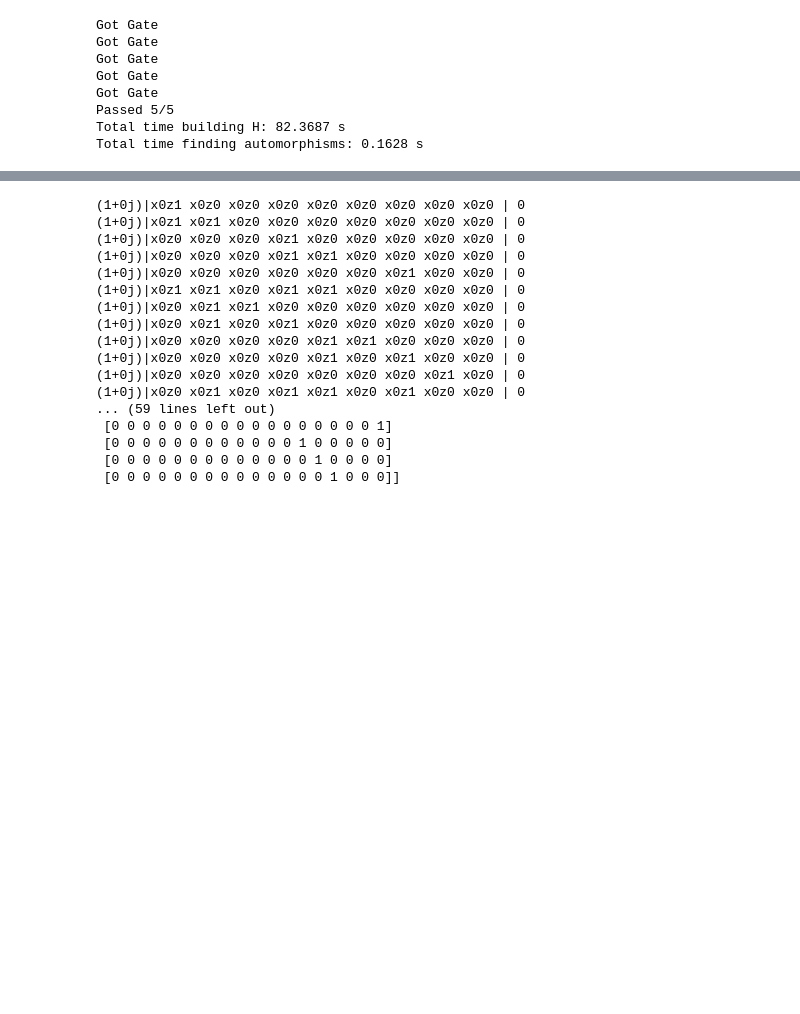
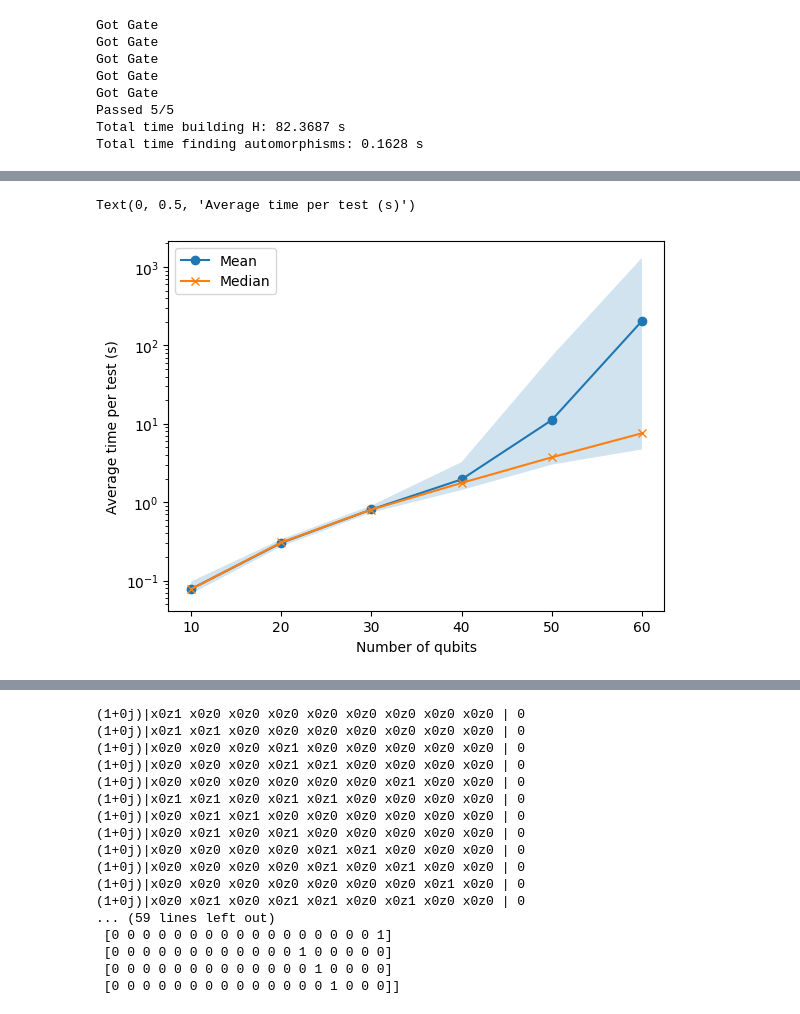
Before and after one commit to f-martini/SympleQ, a Jupyter notebook: scripts/experiments/symmetries/notebooks/sym_matroid.ipynb, the cells around one changed output, grey strips where cells are left out. Cells and saved outputs as stored; diff of their text form; code cells hidden in the pictures; blank space fills up the shorter version.

```diff
--- a/scripts/experiments/symmetries/notebooks/sym_matroid.ipynb
+++ b/scripts/experiments/symmetries/notebooks/sym_matroid.ipynb
@@ -251,2 +270,16 @@ print(G.symplectic)
+# %%
+import matplotlib.pyplot as plt
+plt.semilogy(n_qs, times_mean, marker='o', label='Mean')
+plt.semilogy(n_qs, times_median, marker='x', label='Median')
+# fill in area between max and min
+plt.fill_between(n_qs, times_max, times_min, alpha=0.2)
+plt.legend()
+# plt.plot(n_qs, times_max, marker='^', label='Max')
+# plt.plot(n_qs, times_min, marker='d', label='Min')
+plt.xlabel('Number of qubits')
+plt.ylabel('Average time per test (s)')
+# %% [output]
+Text(0, 0.5, 'Average time per test (s)')
+[figure, added]
 # %%
 # ising model
```
Also changed, not shown: parts of 6 cells of this notebook, 3 other files.
